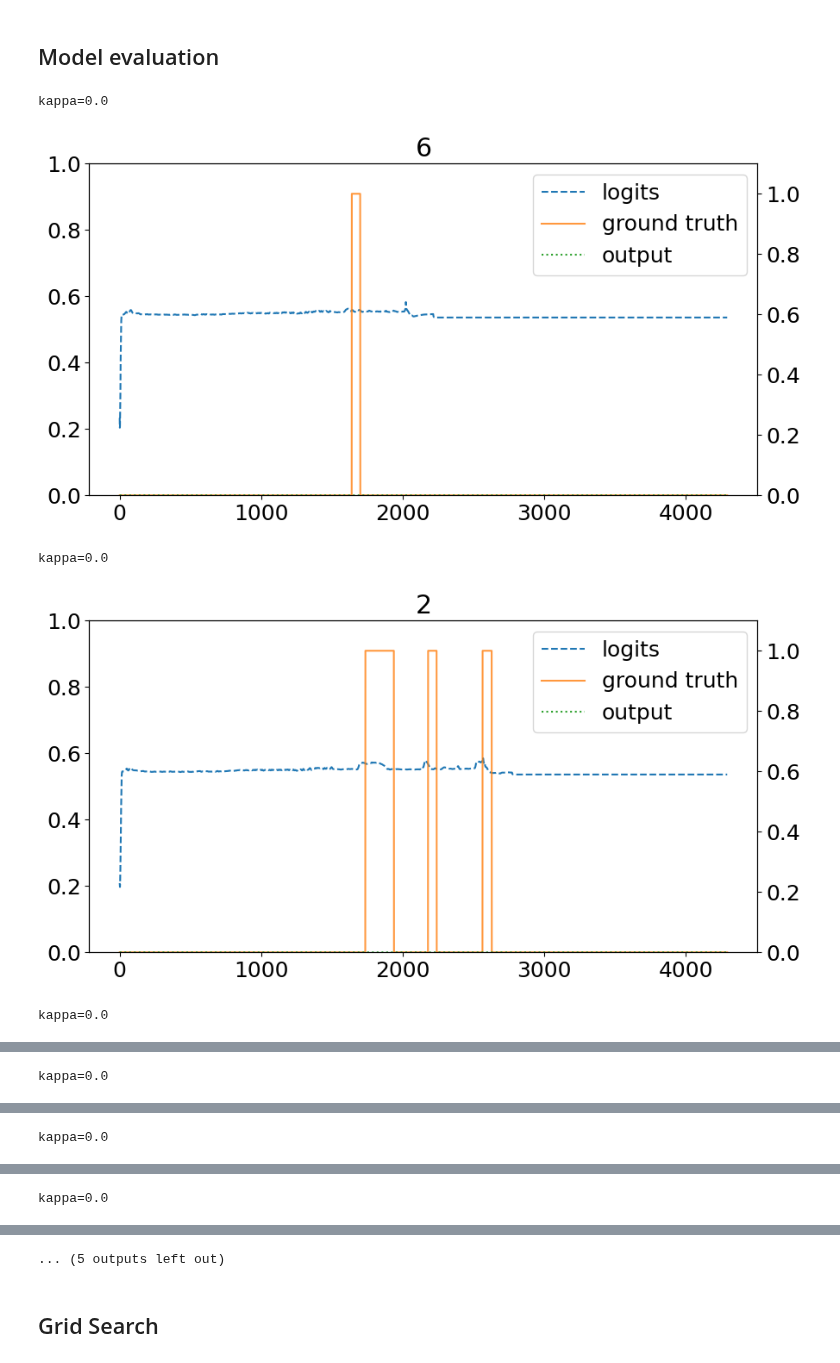
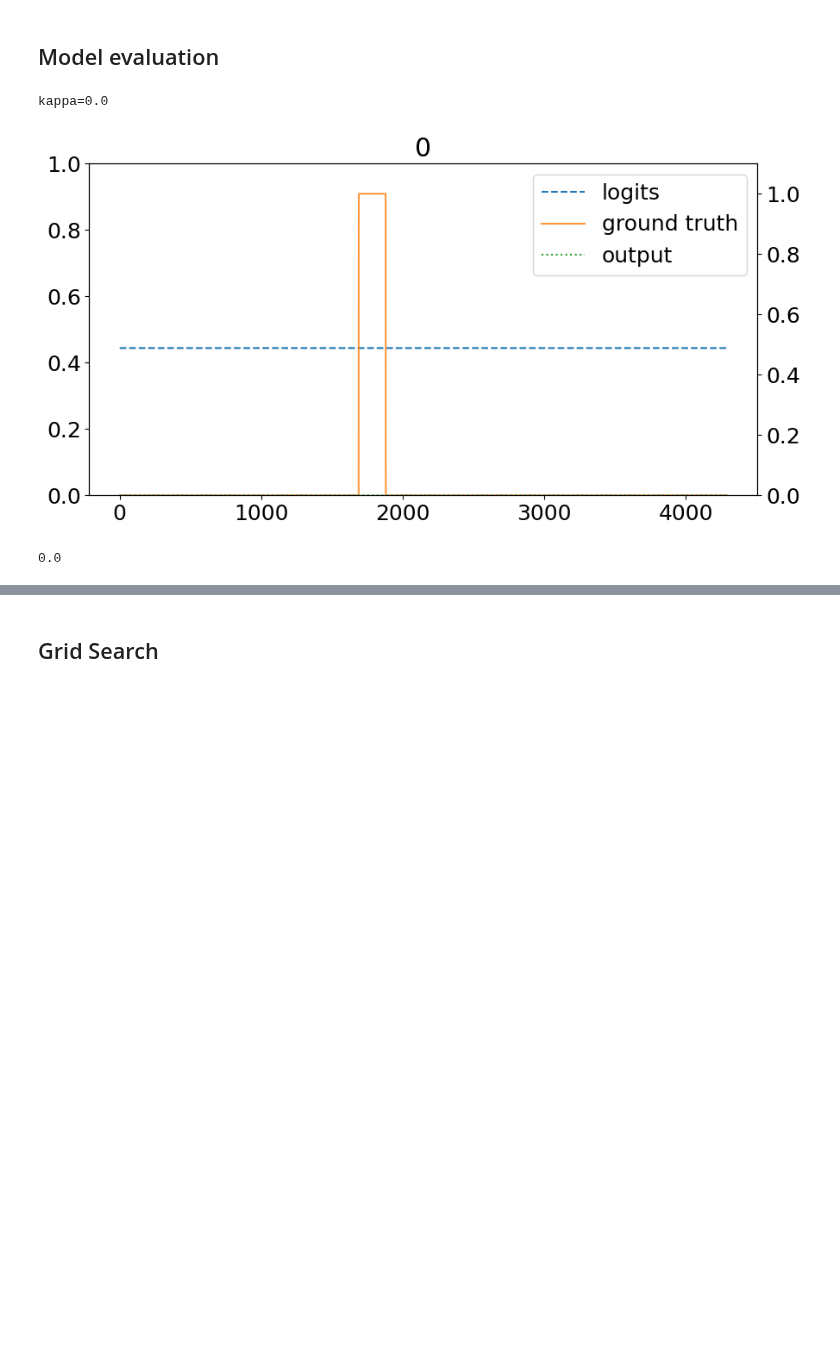
Before and after one commit to CS-433/ml-project-2-ml-sonidito, a Jupyter notebook: notebook/simple_lstm.ipynb, the cells around one changed output, grey strips where cells are left out. Cells and saved outputs as stored; diff of their text form; code cells hidden in the pictures; blank space fills up the shorter version.

```diff
--- a/notebook/simple_lstm.ipynb
+++ b/notebook/simple_lstm.ipynb
@@ -144,7 +144,7 @@ train(model,
       criterion,
       device,
       compute_objective=comptue_score,
-      n_epochs=250,
+      n_epochs=1,
       l1_sigma=l1_sigma,
       direction="maximize",
       patience=patience,
@@ -174,35 +175,33 @@ with torch.no_grad():
         plt.title(idx)
         ax1 = ax.twinx()
         ax1.plot(logits.numpy(), label='logits', linestyle='--' )
         ax1.plot(testing_data[1], label='ground truth', alpha=0.8)
         ax1.plot(preds.squeeze(), label='output', linestyle=':')
         # for idx in range(testing_data[0].shape[1]):
         #     data = testing_data[0][:,idx]
         #     if (data <= 0).all() :
         #         data *= -1
         #         ax.plot(testing_data[0][:,idx], alpha =0.3)
         #     else :
         #         ax.plot(testing_data[0][:,idx], alpha =0.3)
         # ax.plot(testing_data[0][:,0], label='max energies', alpha=0.3)
         # ax1.plot(testing_data[0][:,1], label='N1', alpha=0.3)
         ax1.legend()
         ax1.set_ylim(0, 1.1)
         plt.show()
 
     kappa = []
 
-    for x_batch, y_batch in val_loader :
+    for (x_batch, shotno), y_batch in val_loader :
         x_batch = x_batch.to(device)
 
         logits = torch.sigmoid(model(x_batch)).detach().cpu()
         preds = create_preds(logits)
 
         kappa += compute_kappa_score(preds, y_batch)
 
     print(np.mean(kappa))
 # %% [output]
 kappa=0.0
-[figure, old version]
+[figure, new version]
-kappa=0.0
+0.0
-[figure, removed]
-kappa=0.0
@@ -210 +207,0 @@ kappa=0.0
-kappa=0.0
@@ -212 +207,0 @@ kappa=0.0
-kappa=0.0
@@ -214 +207,0 @@ kappa=0.0
-kappa=0.0
@@ -216,4 +208,3 @@ kappa=0.0
-... (5 outputs left out)
 # %% [markdown]
 ## Grid Search
 # %%
```
Also changed, not shown: parts of 9 cells of this notebook, 3 other files.
